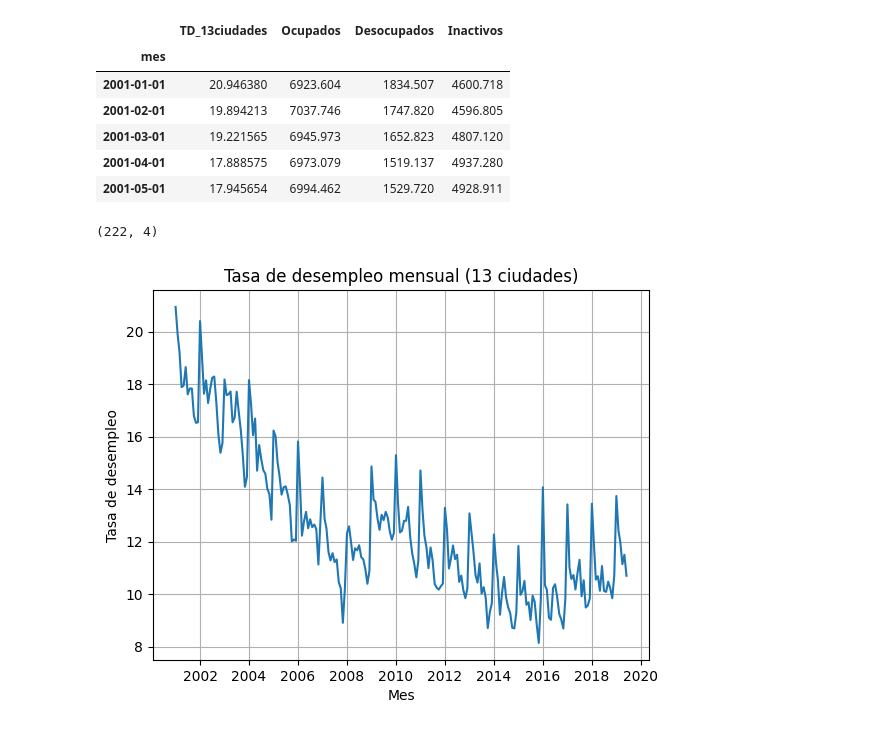
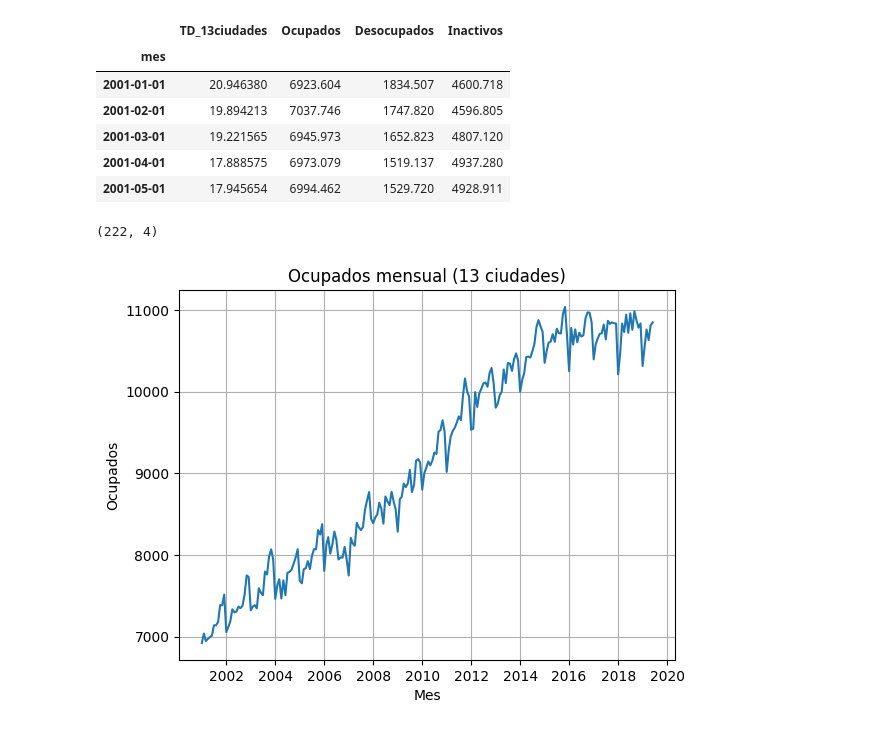
Before and after one commit to DarkLord0404/AAIII, a Jupyter notebook: Taller1.ipynb, the cells around one changed output. Drawn from its saved outputs; the diff is of its cells as text; code cells hidden in the pictures.

```diff
--- a/Taller1.ipynb
+++ b/Taller1.ipynb
@@ -27,14 +27,14 @@ data.head()
 # %%
 # Tamaño del dataframe
 print(data.shape)
 
 # Graficar los datos
-plt.title("Tasa de desempleo mensual (13 ciudades)")
+plt.title("Ocupados mensual (13 ciudades)")
 plt.xlabel("Mes")
-plt.ylabel("Tasa de desempleo")
-plt.plot(data[["TD_13ciudades"]])
+plt.ylabel("Ocupados")
+plt.plot(data[["Ocupados"]])
 plt.grid()
 plt.show()
 # %% [output]
 (222, 4)
-[figure, old version]
+[figure, new version]
```
Also changed, not shown: parts of 29 cells of this notebook, 1 other file.
